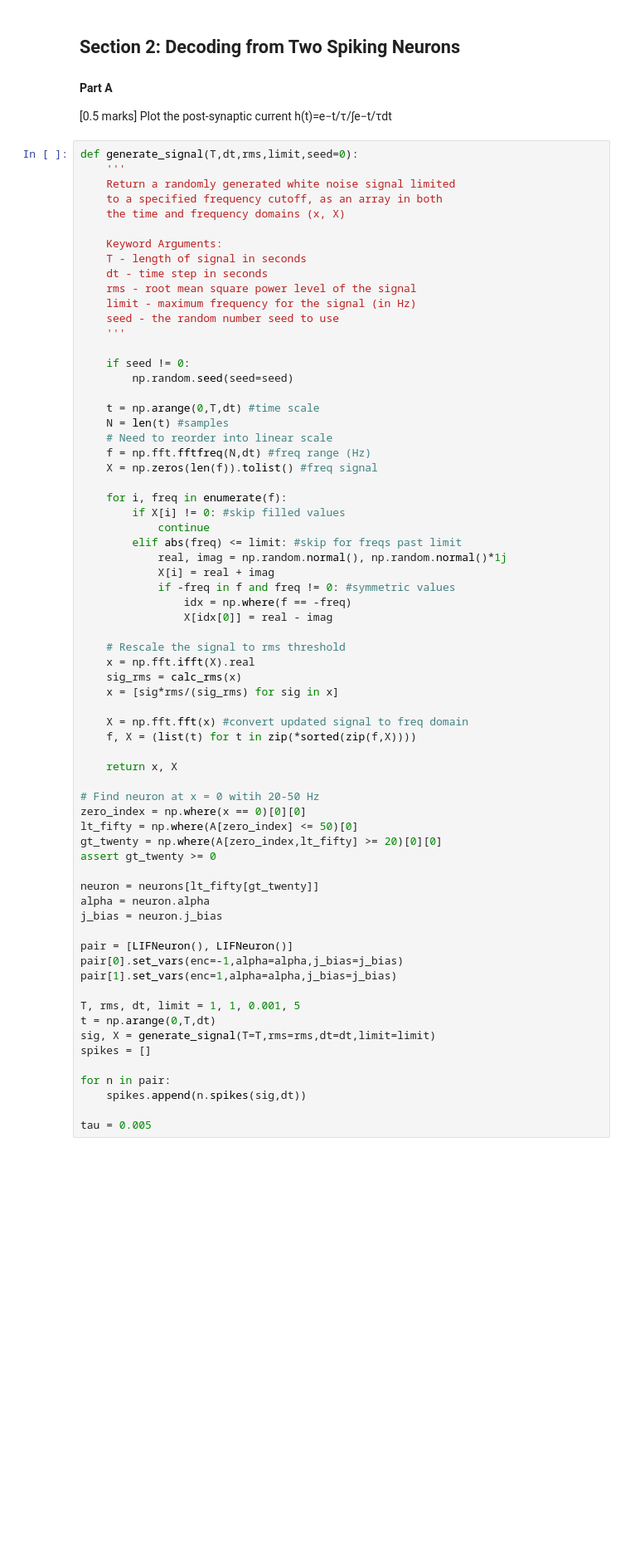
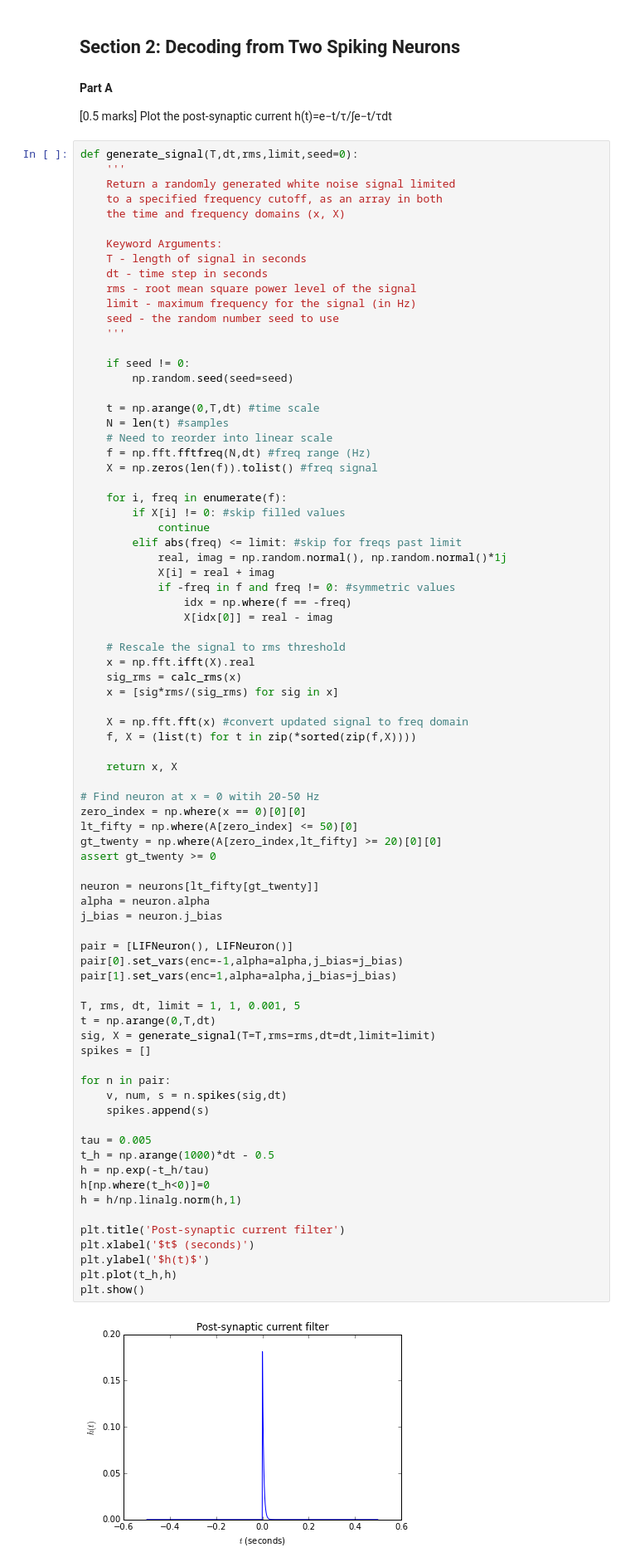
Before and after one commit to Kanaderu/neural-eng, a Jupyter notebook: assignments/assignment-3.ipynb, the cells around one changed output. Shown at 83% size. Saved outputs shown, nothing was run; the diff lists cells and outputs as text; blank space fills up the shorter version.

```diff
--- a/assignments/assignment-3.ipynb
+++ b/assignments/assignment-3.ipynb
@@ -182,34 +192,47 @@ def generate_signal(T,dt,rms,limit,seed=0):
     sig_rms = calc_rms(x)
     x = [sig*rms/(sig_rms) for sig in x]
 
     X = np.fft.fft(x) #convert updated signal to freq domain
     f, X = (list(t) for t in zip(*sorted(zip(f,X))))
 
     return x, X
 
 # Find neuron at x = 0 witih 20-50 Hz
 zero_index = np.where(x == 0)[0][0]
 lt_fifty = np.where(A[zero_index] <= 50)[0]
 gt_twenty = np.where(A[zero_index,lt_fifty] >= 20)[0][0]
 assert gt_twenty >= 0
 
 neuron = neurons[lt_fifty[gt_twenty]]
 alpha = neuron.alpha
 j_bias = neuron.j_bias
 
 pair = [LIFNeuron(), LIFNeuron()]
 pair[0].set_vars(enc=-1,alpha=alpha,j_bias=j_bias)
 pair[1].set_vars(enc=1,alpha=alpha,j_bias=j_bias)
 
 T, rms, dt, limit = 1, 1, 0.001, 5
 t = np.arange(0,T,dt)
 sig, X = generate_signal(T=T,rms=rms,dt=dt,limit=limit)
 spikes = []
 
 for n in pair:
-    spikes.append(n.spikes(sig,dt))
+    v, num, s = n.spikes(sig,dt)
+    spikes.append(s)
 
 tau = 0.005
+t_h = np.arange(1000)*dt - 0.5
+h = np.exp(-t_h/tau)
+h[np.where(t_h<0)]=0
+h = h/np.linalg.norm(h,1)
+
+plt.title('Post-synaptic current filter')
+plt.xlabel('$t$ (seconds)')
+plt.ylabel('$h(t)$')
+plt.plot(t_h,h)
+plt.show()
+# %% [output]
+[figure, added]
 # %% [markdown]
 #### Part B
 
```
Also changed, not shown: parts of 16 cells of this notebook.
